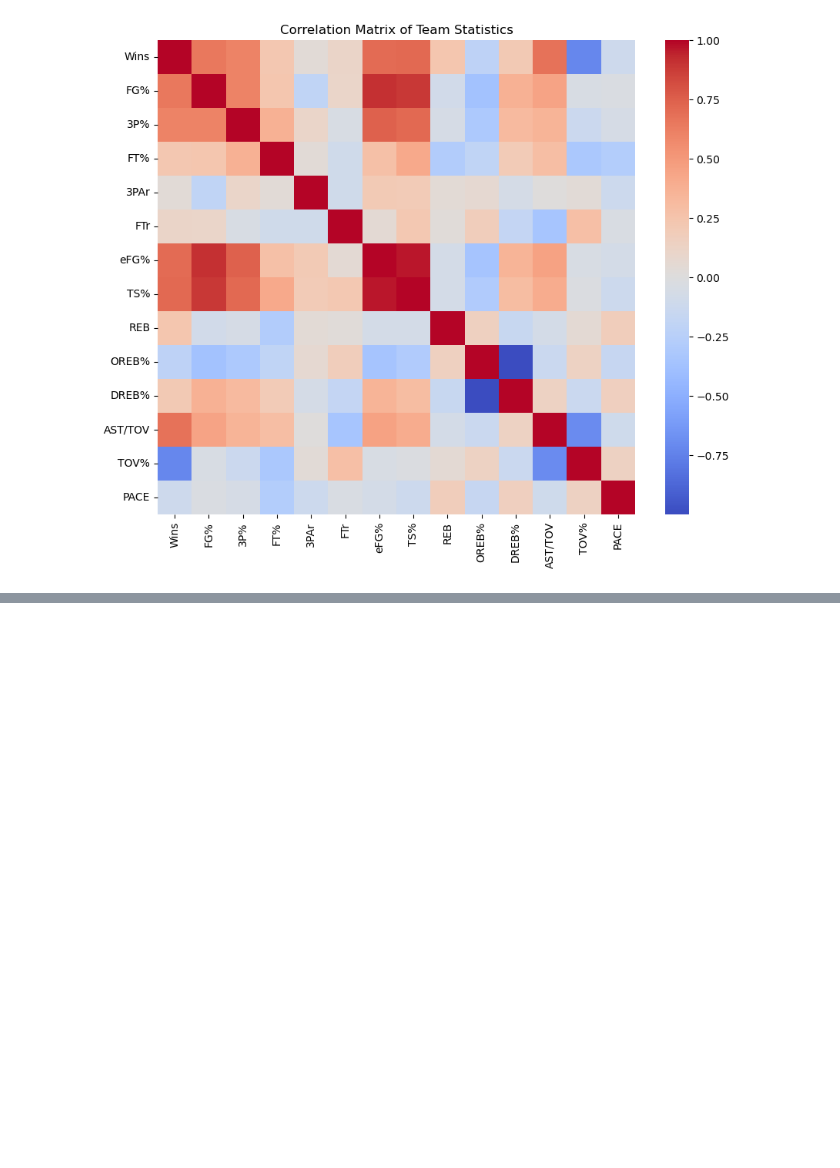
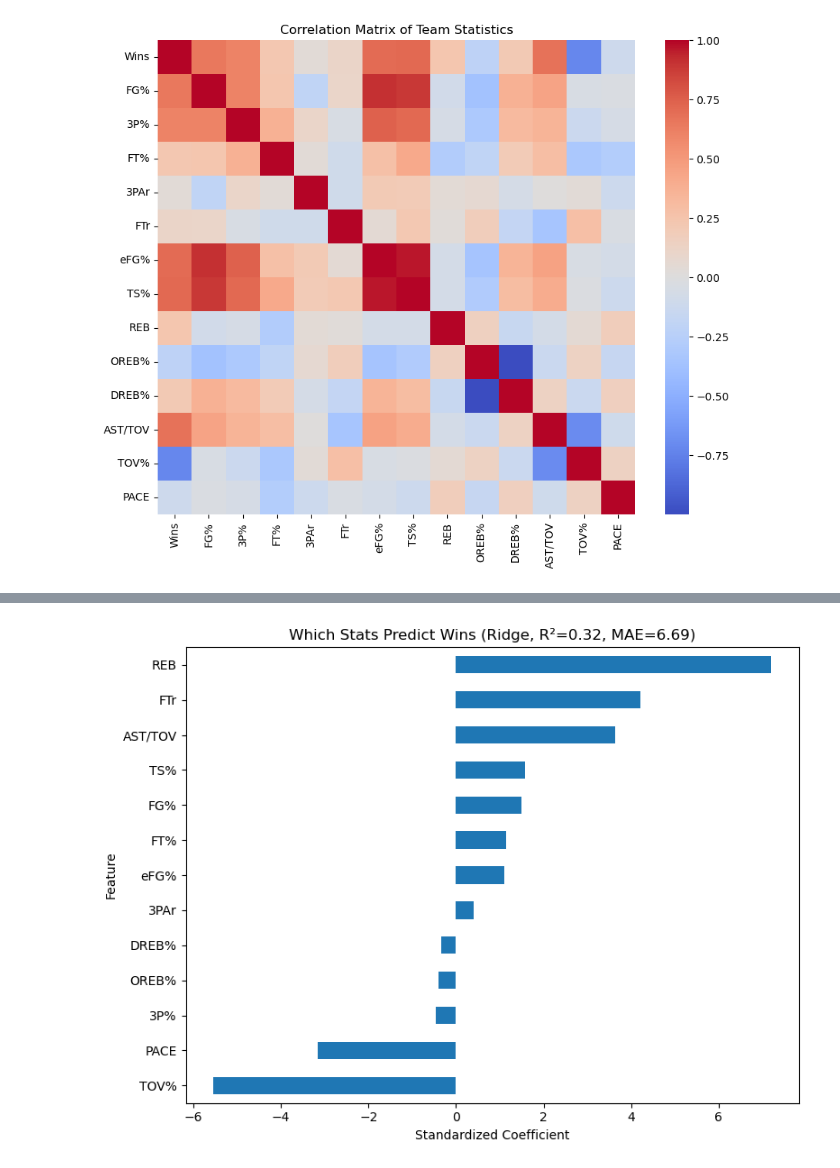
Before and after one commit to rheanibert04/Group1-STA4724, a Jupyter notebook: data_analysis.ipynb, the cells around one changed output, grey strips where cells are left out. Cells and saved outputs as stored; diff of their text form; code cells hidden in the pictures; blank space fills up the shorter version.

```diff
--- a/data_analysis.ipynb
+++ b/data_analysis.ipynb
@@ -557,35 +591,37 @@ from sklearn.linear_model import RidgeCV
 from sklearn.metrics import r2_score, mean_absolute_error
 
 # load the merged data (or re-use `final` if it's already in memory)
-final = pd.read_csv("../data/final_csv.csv")
+# final = pd.read_csv("../data/final_csv.csv")
 
 # training set = completed seasons only
 model_df = final.dropna(subset=["Wins"]).copy()
 X = model_df.drop(columns=["Wins","Team","Season"])
 y = model_df["Wins"]
 
 X_train, X_test, y_train, y_test = train_test_split(X, y, test_size=0.2, random_state=42)
 
 ridge = make_pipeline(StandardScaler(), RidgeCV(alphas=[0.1, 1.0, 10.0, 100.0], cv=5))
 ridge.fit(X_train, y_train)
 y_pred = ridge.predict(X_test)
 
 r2  = r2_score(y_test, y_pred)
 mae = mean_absolute_error(y_test, y_pred)
 
 # standardized coefficients (comparable importance)
 imp = pd.Series(ridge.named_steps["ridgecv"].coef_, index=X.columns).sort_values()
 
 plt.figure(figsize=(8,6))
 imp.plot(kind="barh")
 plt.xlabel("Standardized Coefficient")
 plt.ylabel("Feature")
 plt.title(f"Which Stats Predict Wins (Ridge, R²={r2:.2f}, MAE={mae:.2f})")
 plt.tight_layout()
 
 # save image
-plt.savefig("../reports/feature_importance_ridge.png", dpi=150)
+# plt.savefig("../reports/feature_importance_ridge.png", dpi=150)
 plt.show()
+# %% [output]
+[figure, added]
 # %%
 # Actual vs Predicted wins
 import matplotlib.pyplot as plt
```
Also changed, not shown: parts of 4 cells of this notebook.
